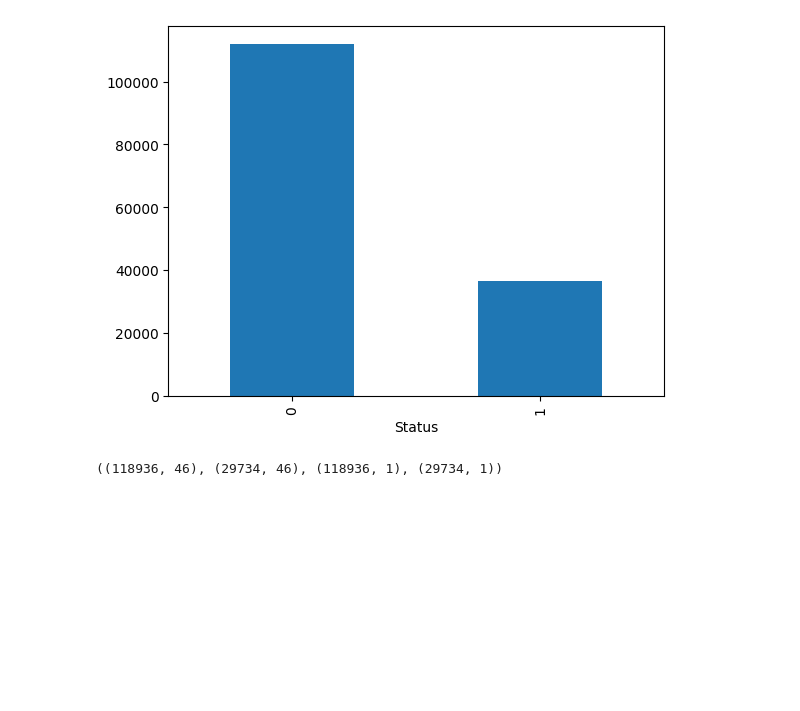
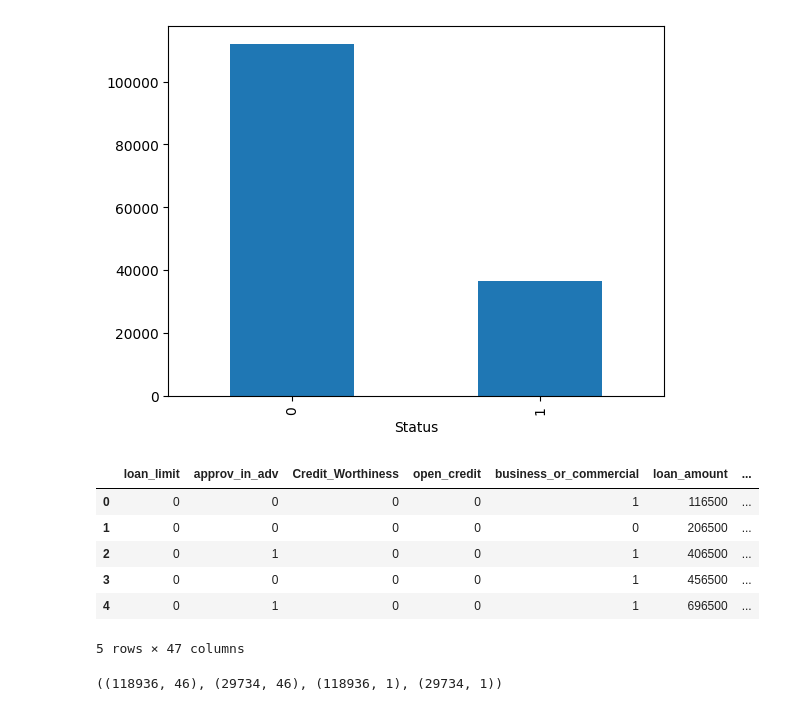
Before and after one commit to UlanqabBadGuy/MLTF, a Jupyter notebook: loan/model.ipynb, the cells around one changed output. Saved outputs shown, nothing was run; the diff lists cells and outputs as text; code cells hidden in the pictures; blank space fills up the shorter version.

```diff
--- a/loan/model.ipynb
+++ b/loan/model.ipynb
@@ -293,6 +294,15 @@ df['Status'].value_counts().plot(kind='bar')
 # %%
 # define X and y
 X = df.drop(columns=target_var)
 y = df[target_var]
+df.head()
+# %% [output]
+|  | loan_limit | approv_in_adv | Credit_Worthiness | open_credit | business_or_commercial | loan_amount | ... |
+| 0 | 0 | 0 | 0 | 0 | 1 | 116500 | ... |
+| 1 | 0 | 0 | 0 | 0 | 0 | 206500 | ... |
+| 2 | 0 | 1 | 0 | 0 | 1 | 406500 | ... |
+| 3 | 0 | 0 | 0 | 0 | 1 | 456500 | ... |
+| 4 | 0 | 1 | 0 | 0 | 1 | 696500 | ... |
+5 rows × 47 columns
 # %%
 # split data
```
Also changed, not shown: parts of 4 cells of this notebook, 2 other files.
